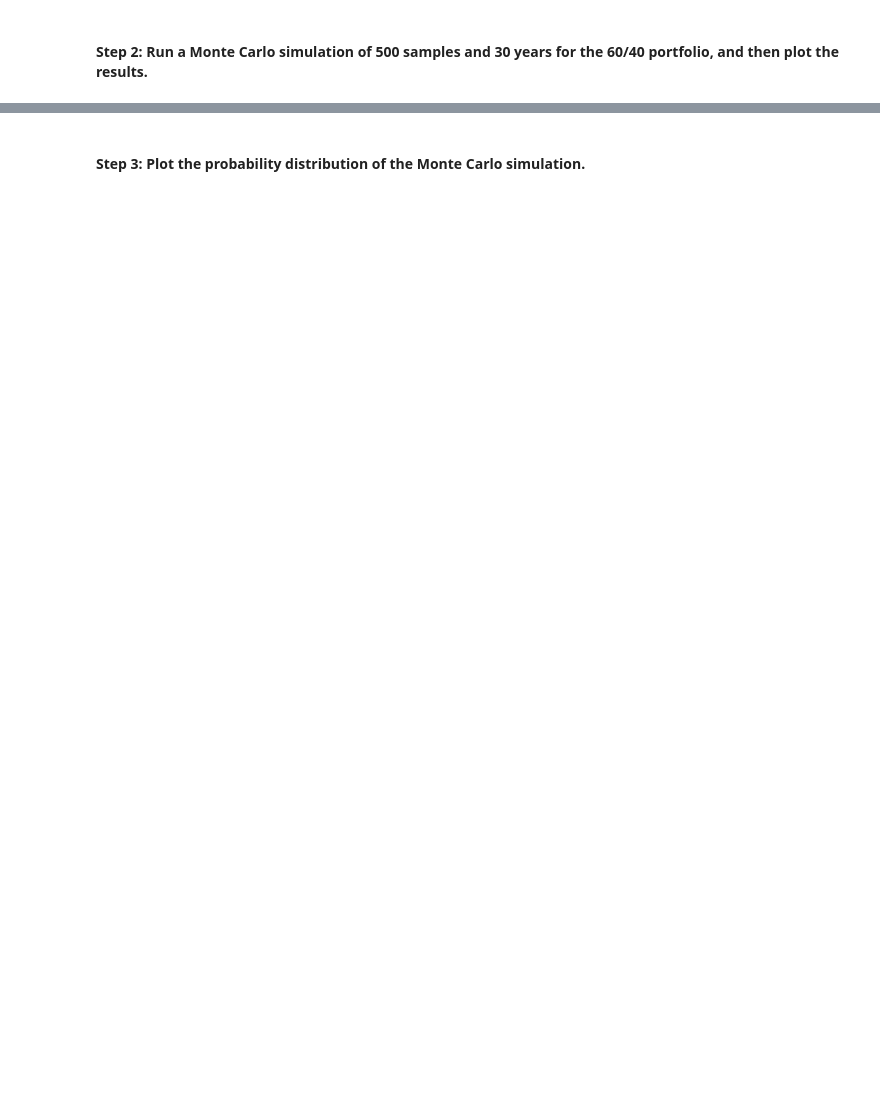
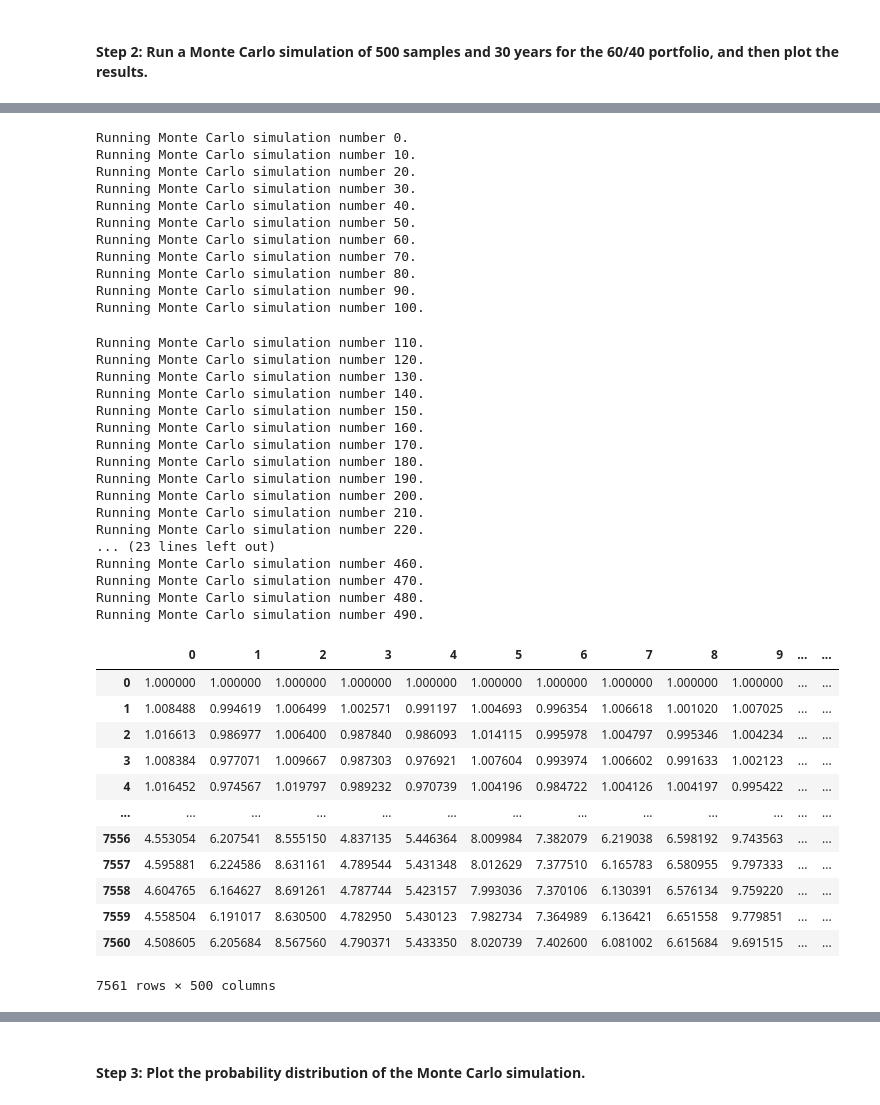
Before and after one commit to sidbetatester/financial_planner, a Jupyter notebook: financial_planning_tools.ipynb, the cells around one changed output, grey strips where cells are left out. Cells and saved outputs as stored; diff of their text form; code cells hidden in the pictures; blank space fills up the shorter version.

```diff
--- a/financial_planning_tools.ipynb
+++ b/financial_planning_tools.ipynb
@@ -491,6 +517,48 @@ In this section, you’ll use the MCForecastTools library to create a Monte Carl
 # %%
 # Run the Monte Carlo simulation to forecast 30 years cumulative returns
-# YOUR CODE HERE
+mc_simulation.calc_cumulative_return()
+# %% [output]
+Running Monte Carlo simulation number 0.
+Running Monte Carlo simulation number 10.
+Running Monte Carlo simulation number 20.
+Running Monte Carlo simulation number 30.
+Running Monte Carlo simulation number 40.
+Running Monte Carlo simulation number 50.
+Running Monte Carlo simulation number 60.
+Running Monte Carlo simulation number 70.
+Running Monte Carlo simulation number 80.
+Running Monte Carlo simulation number 90.
+Running Monte Carlo simulation number 100.
+Running Monte Carlo simulation number 110.
+Running Monte Carlo simulation number 120.
+Running Monte Carlo simulation number 130.
+Running Monte Carlo simulation number 140.
+Running Monte Carlo simulation number 150.
+Running Monte Carlo simulation number 160.
+Running Monte Carlo simulation number 170.
+Running Monte Carlo simulation number 180.
+Running Monte Carlo simulation number 190.
+Running Monte Carlo simulation number 200.
+Running Monte Carlo simulation number 210.
+Running Monte Carlo simulation number 220.
+... (23 lines left out)
+Running Monte Carlo simulation number 460.
+Running Monte Carlo simulation number 470.
+Running Monte Carlo simulation number 480.
+Running Monte Carlo simulation number 490.
+|  | 0 | 1 | 2 | 3 | 4 | 5 | 6 | 7 | 8 | 9 | ... | ... |
+| 0 | 1.000000 | 1.000000 | 1.000000 | 1.000000 | 1.000000 | 1.000000 | 1.000000 | 1.000000 | 1.000000 | 1.000000 | ... | ... |
+| 1 | 1.008488 | 0.994619 | 1.006499 | 1.002571 | 0.991197 | 1.004693 | 0.996354 | 1.006618 | 1.001020 | 1.007025 | ... | ... |
+| 2 | 1.016613 | 0.986977 | 1.006400 | 0.987840 | 0.986093 | 1.014115 | 0.995978 | 1.004797 | 0.995346 | 1.004234 | ... | ... |
+| 3 | 1.008384 | 0.977071 | 1.009667 | 0.987303 | 0.976921 | 1.007604 | 0.993974 | 1.006602 | 0.991633 | 1.002123 | ... | ... |
+| 4 | 1.016452 | 0.974567 | 1.019797 | 0.989232 | 0.970739 | 1.004196 | 0.984722 | 1.004126 | 1.004197 | 0.995422 | ... | ... |
+| ... | ... | ... | ... | ... | ... | ... | ... | ... | ... | ... | ... | ... |
+| 7556 | 4.553054 | 6.207541 | 8.555150 | 4.837135 | 5.446364 | 8.009984 | 7.382079 | 6.219038 | 6.598192 | 9.743563 | ... | ... |
+| 7557 | 4.595881 | 6.224586 | 8.631161 | 4.789544 | 5.431348 | 8.012629 | 7.377510 | 6.165783 | 6.580955 | 9.797333 | ... | ... |
+| 7558 | 4.604765 | 6.164627 | 8.691261 | 4.787744 | 5.423157 | 7.993036 | 7.370106 | 6.130391 | 6.576134 | 9.759220 | ... | ... |
+| 7559 | 4.558504 | 6.191017 | 8.630500 | 4.782950 | 5.430123 | 7.982734 | 7.364989 | 6.136421 | 6.651558 | 9.779851 | ... | ... |
+| 7560 | 4.508605 | 6.205684 | 8.567560 | 4.790371 | 5.433350 | 8.020739 | 7.402600 | 6.081002 | 6.615684 | 9.691515 | ... | ... |
+7561 rows × 500 columns
 # %%
 # Visualize the 30-year Monte Carlo simulation by creating an
 # overlay line plot
```
Also changed, not shown: parts of 6 cells of this notebook.
